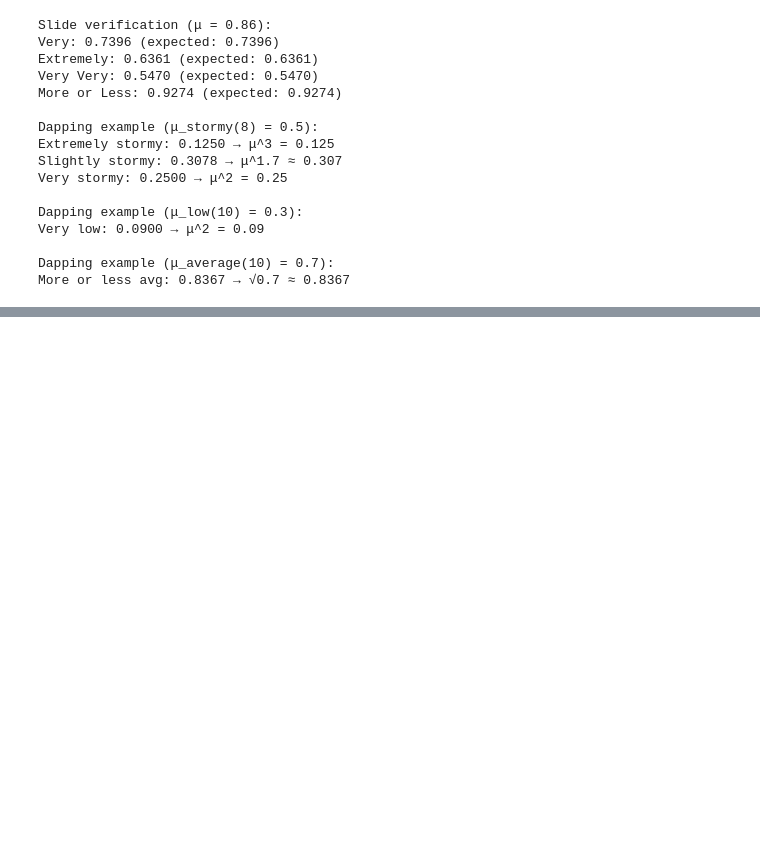
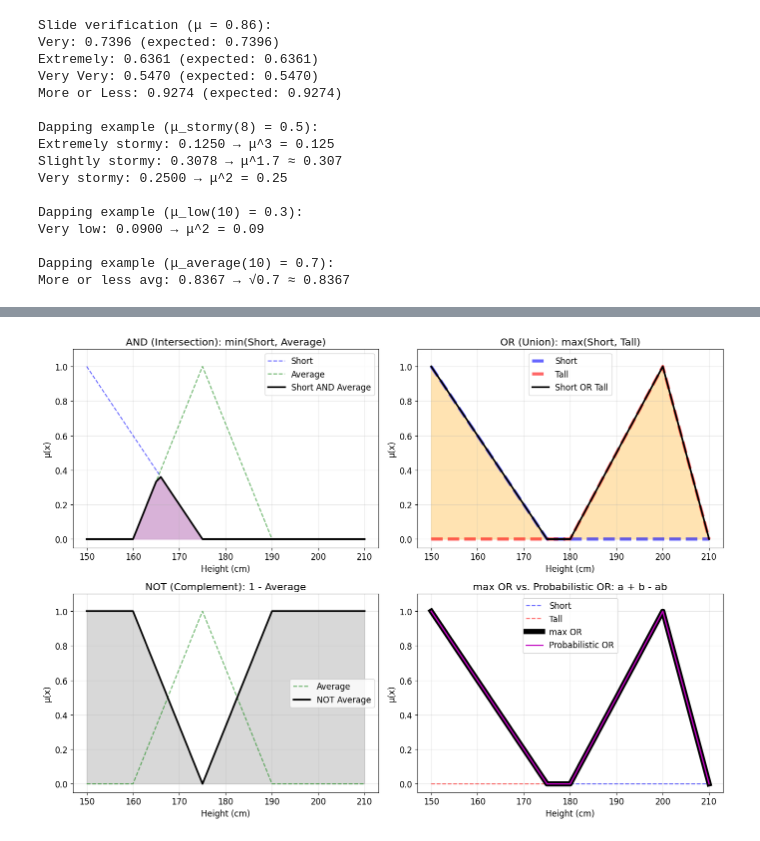
Before and after one commit to KyryloKozlovskyi/AI-Lab-4, a Jupyter notebook: problems.ipynb, the cells around one changed output, grey strips where cells are left out. Cells and saved outputs as stored; diff of their text form; code cells hidden in the pictures; blank space fills up the shorter version.

```diff
--- a/problems.ipynb
+++ b/problems.ipynb
@@ -346,0 +354,89 @@ More or less avg: 0.8367 → √0.7 ≈ 0.8367
+# %%
+x_height = np.arange(150, 211, 1)
+
+# TODO: create here the "short", "average", and "tall" sets
+# as per Exercise 1.1
+short = fuzz.trimf(x_height, [150, 150, 175])
+average = fuzz.trimf(x_height, [160, 175, 190])
+tall = fuzz.trimf(x_height, [180, 200, 210])
+
+# Fuzzy operations
+and_short_avg = np.minimum(short, average)  # AND = min
+or_short_tall = np.maximum(short, tall)  # OR = max
+not_average = 1 - average  # NOT = complement
+probor_short_tall = short + tall - short * tall  # Probabilistic OR
+
+fig, axes = plt.subplots(2, 2, figsize=(14, 10))
+
+# AND
+axes[0, 0].plot(x_height, short, "b--", linewidth=1.5, alpha=0.6, label="Short")
+axes[0, 0].plot(
+    x_height, average, "g--", linewidth=1.5, alpha=0.6, label="Average"
+ )
+axes[0, 0].plot(
+    x_height, and_short_avg, "k-", linewidth=2.5, label="Short AND Average"
+ )
+axes[0, 0].fill_between(x_height, and_short_avg, alpha=0.3, color="purple")
+axes[0, 0].set_title("AND (Intersection): min(Short, Average)")
+axes[0, 0].legend()
+
+# OR
+axes[0, 1].plot(x_height, short, "b--", linewidth=4.5, alpha=0.6, label="Short")
+axes[0, 1].plot(x_height, tall, "r--", linewidth=4.5, alpha=0.6, label="Tall")
+# TODO: plot and fill the OR (max) operation as per the AND (min) above
+axes[0, 1].plot(x_height, or_short_tall, "k-", linewidth=2.5, label="Short OR Tall")
+axes[0, 1].fill_between(x_height, or_short_tall, alpha=0.3, color="orange")
+axes[0, 1].set_title("OR (Union): max(Short, Tall)")
+axes[0, 1].legend()
+
+# NOT
+axes[1, 0].plot(
+    x_height, average, "g--", linewidth=1.5, alpha=0.6, label="Average"
+ )
+axes[1, 0].plot(
+    x_height, not_average, "k-", linewidth=2.5, label="NOT Average"
+ )
+axes[1, 0].fill_between(x_height, not_average, alpha=0.3, color="gray")
+axes[1, 0].set_title("NOT (Complement): 1 - Average")
+axes[1, 0].legend()
+
+# Probabilistic OR vs Max OR
+axes[1, 1].plot(x_height, short, "b--", linewidth=1.5, alpha=0.6, label="Short")
+axes[1, 1].plot(x_height, tall, "r--", linewidth=1.5, alpha=0.6, label="Tall")
+axes[1, 1].plot(x_height, or_short_tall, "k-", linewidth=7.5, label="max OR")
+axes[1, 1].plot(
+    x_height, probor_short_tall, "m-", linewidth=2, label="Probabilistic OR"
+ )
+axes[1, 1].set_title("max OR vs. Probabilistic OR: a + b - ab")
+axes[1, 1].legend()
+
+for ax in axes.flat:
+    ax.set_xlabel("Height (cm)")
+    ax.set_ylabel("μ(x)")
+    ax.set_ylim(-0.05, 1.1)
+
+plt.tight_layout()
+plt.show()
+
+# Numerical comparison
+print("Probabilistic OR vs. max OR at height = 170 cm:")
+h = 170
+s = fuzz.interp_membership(x_height, short, h)
+t = fuzz.interp_membership(x_height, tall, h)
+print(f" Short({h}) = {s:.3f}, Tall({h}) = {t:.3f}")
+
+# TODO: complete the same comparison above (h = 170)
+# TODO: then repeat it for h = 182
+or_max = max(s, t)
+or_prob = s + t - s * t
+print(f" max OR = {or_max:.3f}, Probabilistic OR = {or_prob:.3f}")
+h = 182
+s = fuzz.interp_membership(x_height, short, h)
+t = fuzz.interp_membership(x_height, tall, h)
+print(f"\nAt height = {h} cm:")
+print(f" Short({h}) = {s:.3f}, Tall({h}) = {t:.3f}")
+or_max = max(s, t)
+or_prob = s + t - s * t
+print(f" max OR = {or_max:.3f}, Probabilistic OR = {or_prob:.3f}")
+# %% [output]
+[figure, added]
```
Also changed, not shown: parts of 8 cells of this notebook.
